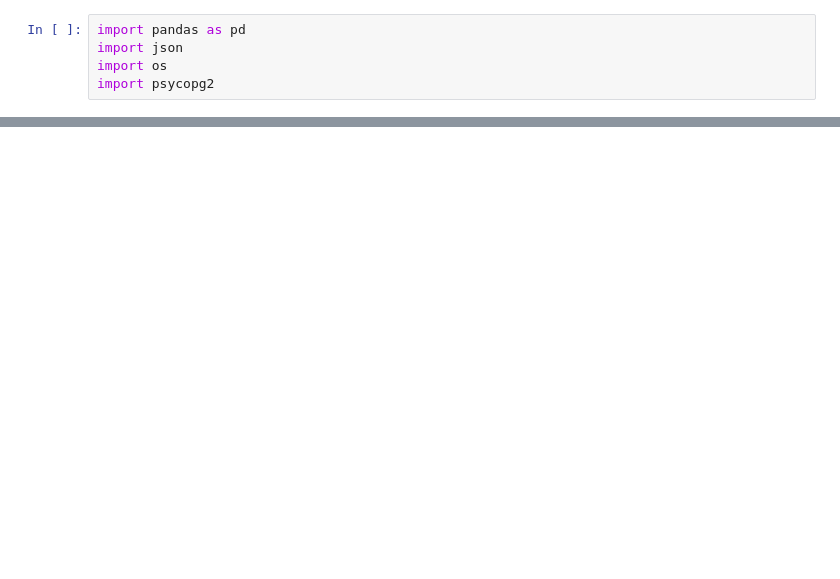
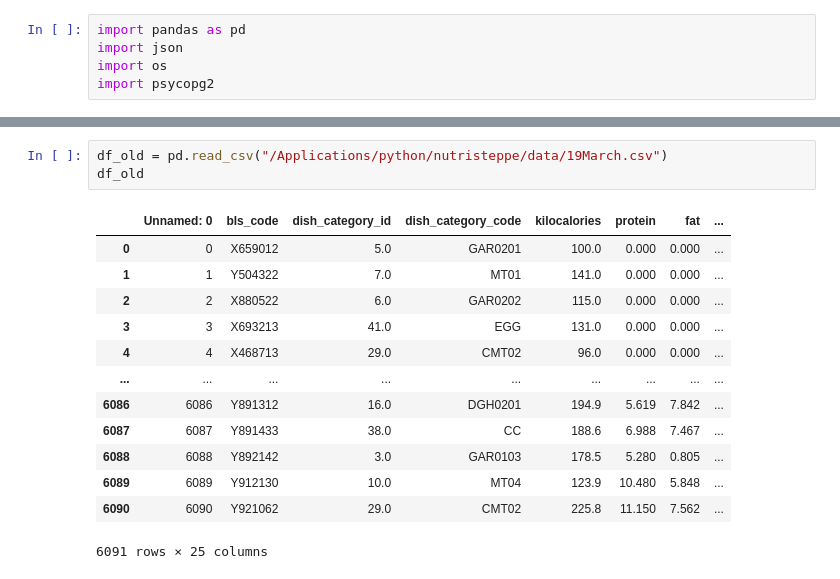
Before and after one commit to timurchiksss/nutristeppe, a Jupyter notebook: joiner.ipynb, the cells around one changed output, grey strips where cells are left out. Saved outputs shown, nothing was run; the diff lists cells and outputs as text; blank space fills up the shorter version.

```diff
--- a/joiner.ipynb
+++ b/joiner.ipynb
@@ -261,0 +40,17 @@ print(l)
+# %%
+df_old = pd.read_csv("/Applications/python/nutristeppe/data/19March.csv")
+df_old
+# %% [output]
+|  | Unnamed: 0 | bls_code | dish_category_id | dish_category_code | kilocalories | protein | fat | ... |
+| 0 | 0 | X659012 | 5.0 | GAR0201 | 100.0 | 0.000 | 0.000 | ... |
+| 1 | 1 | Y504322 | 7.0 | MT01 | 141.0 | 0.000 | 0.000 | ... |
+| 2 | 2 | X880522 | 6.0 | GAR0202 | 115.0 | 0.000 | 0.000 | ... |
+| 3 | 3 | X693213 | 41.0 | EGG | 131.0 | 0.000 | 0.000 | ... |
+| 4 | 4 | X468713 | 29.0 | CMT02 | 96.0 | 0.000 | 0.000 | ... |
+| ... | ... | ... | ... | ... | ... | ... | ... | ... |
+| 6086 | 6086 | Y891312 | 16.0 | DGH0201 | 194.9 | 5.619 | 7.842 | ... |
+| 6087 | 6087 | Y891433 | 38.0 | CC | 188.6 | 6.988 | 7.467 | ... |
+| 6088 | 6088 | Y892142 | 3.0 | GAR0103 | 178.5 | 5.280 | 0.805 | ... |
+| 6089 | 6089 | Y912130 | 10.0 | MT04 | 123.9 | 10.480 | 5.848 | ... |
+| 6090 | 6090 | Y921062 | 29.0 | CMT02 | 225.8 | 11.150 | 7.562 | ... |
+6091 rows × 25 columns
```
Also changed, not shown: parts of 41 cells of this notebook, 4 other files.
